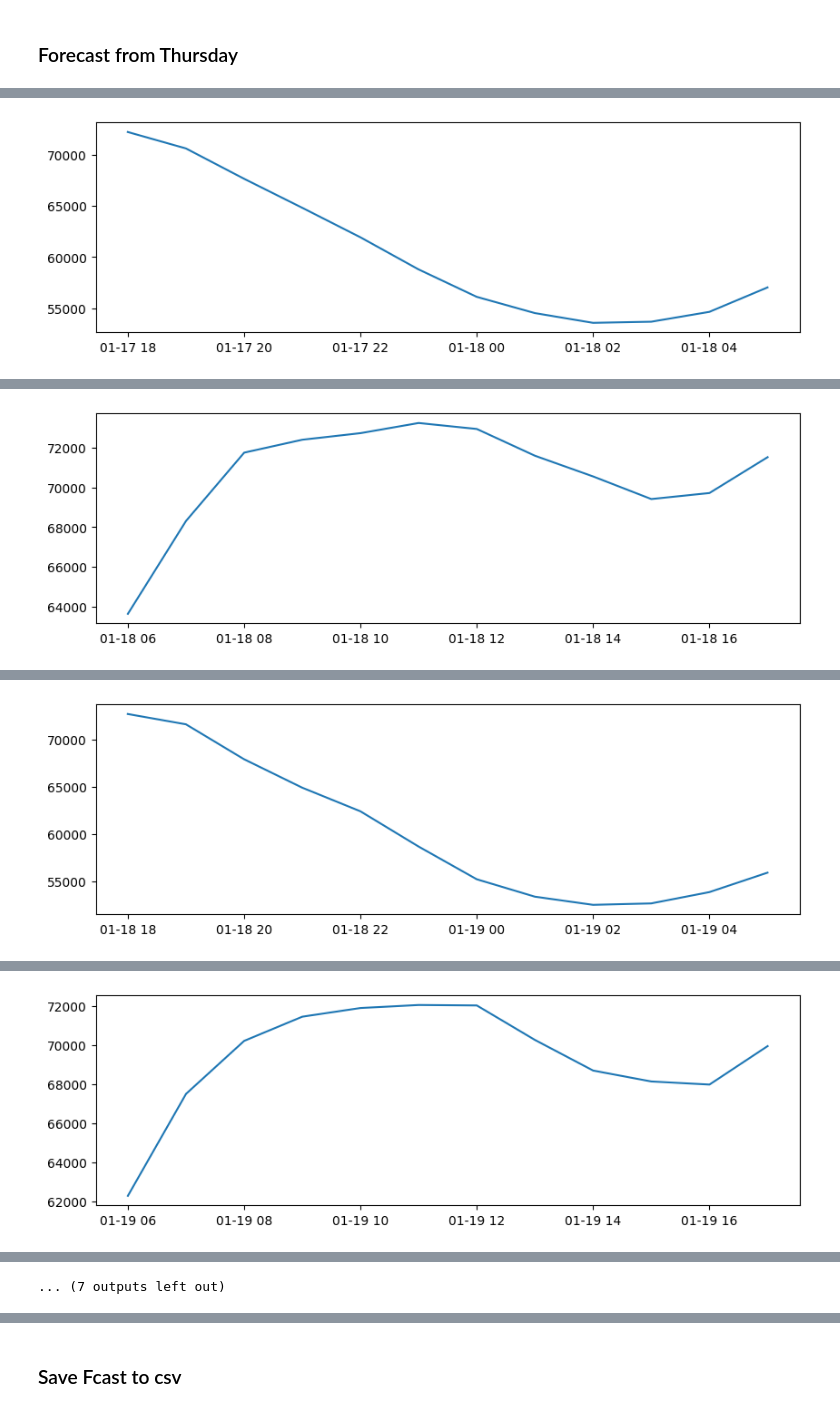
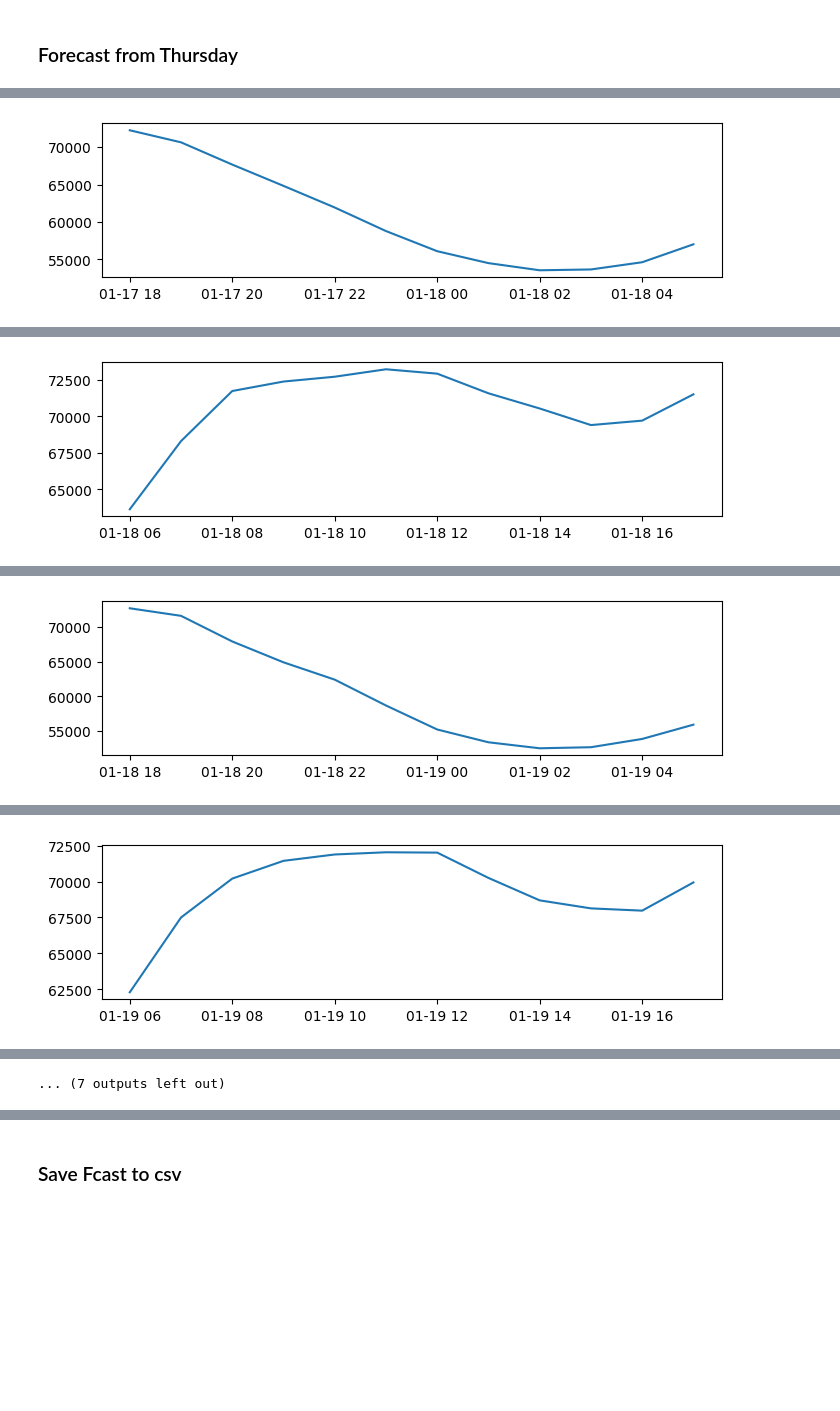
Before and after one commit to hikotei/2023_11-PTSFC, a Jupyter notebook: Energy/2024_01_05 working fcast pipeline.ipynb, the cells around one changed output, grey strips where cells are left out. Saved outputs shown, nothing was run; the diff lists cells and outputs as text; code cells hidden in the pictures; blank space fills up the shorter version.

```diff
--- a/Energy/2024_01_05 working fcast pipeline.ipynb
+++ b/Energy/2024_01_05 working fcast pipeline.ipynb
@@ -258,7 +258,7 @@ for fcast_iter in range(8):
     if fcast_iter > 0:
         df_energy_small = pd.concat((df_energy_small, df_ens_fcast_loop))
         end = df_energy_small.index.max()
-        print(f"new end timestamp: {end}")
+        # print(f"new end timestamp: {end}")
 
     # add fcast index for next 12 hours
     fcast_timestamp_UTC = pd.date_range(start=end, periods=13, freq='H')[1:]
@@ -266,7 +266,7 @@ for fcast_iter in range(8):
 
     print('- '*15)
     print(f"> to be forecasted")
-    print(fcast_timestamp_UTC)
+    print(f"{fcast_timestamp_UTC.min()} to {fcast_timestamp_UTC.max()}")
 
     # create df with timestamps of next 12 hours
     df_temp = pd.DataFrame(index=fcast_timestamp_UTC)
@@ -310,7 +310,7 @@ for fcast_iter in range(8):
     df_ens_fcast_loop['gesamt'] = ens_fcast
     df_ens_fcast_loop
 
-    plt.figure(figsize=(10,3))
+    plt.figure(figsize=(8,2))
     plt.plot(df_ens_fcast_loop['timestamp_CET'], ens_fcast)
     plt.show()
 
@@ -337,3 +331,3 @@ DatetimeIndex(['2024-01-17 17:00:00+00:00', '2024-01-17 18:00:00+00:00',
 - - - - - - - - - - - - - - -
 > start prediction ...
-[figure, old version]
+[figure, new version]
@@ -350,3 +337,3 @@ DatetimeIndex(['2024-01-18 05:00:00+00:00', '2024-01-18 06:00:00+00:00',
 - - - - - - - - - - - - - - -
 > start prediction ...
-[figure, old version]
+[figure, new version]
@@ -363,3 +343,3 @@ DatetimeIndex(['2024-01-18 17:00:00+00:00', '2024-01-18 18:00:00+00:00',
 - - - - - - - - - - - - - - -
 > start prediction ...
-[figure, old version]
+[figure, new version]
@@ -376,3 +349,3 @@ DatetimeIndex(['2024-01-19 05:00:00+00:00', '2024-01-19 06:00:00+00:00',
 - - - - - - - - - - - - - - -
 > start prediction ...
-[figure, old version]
+[figure, new version]
```
Also changed, not shown: parts of 3 cells of this notebook.
